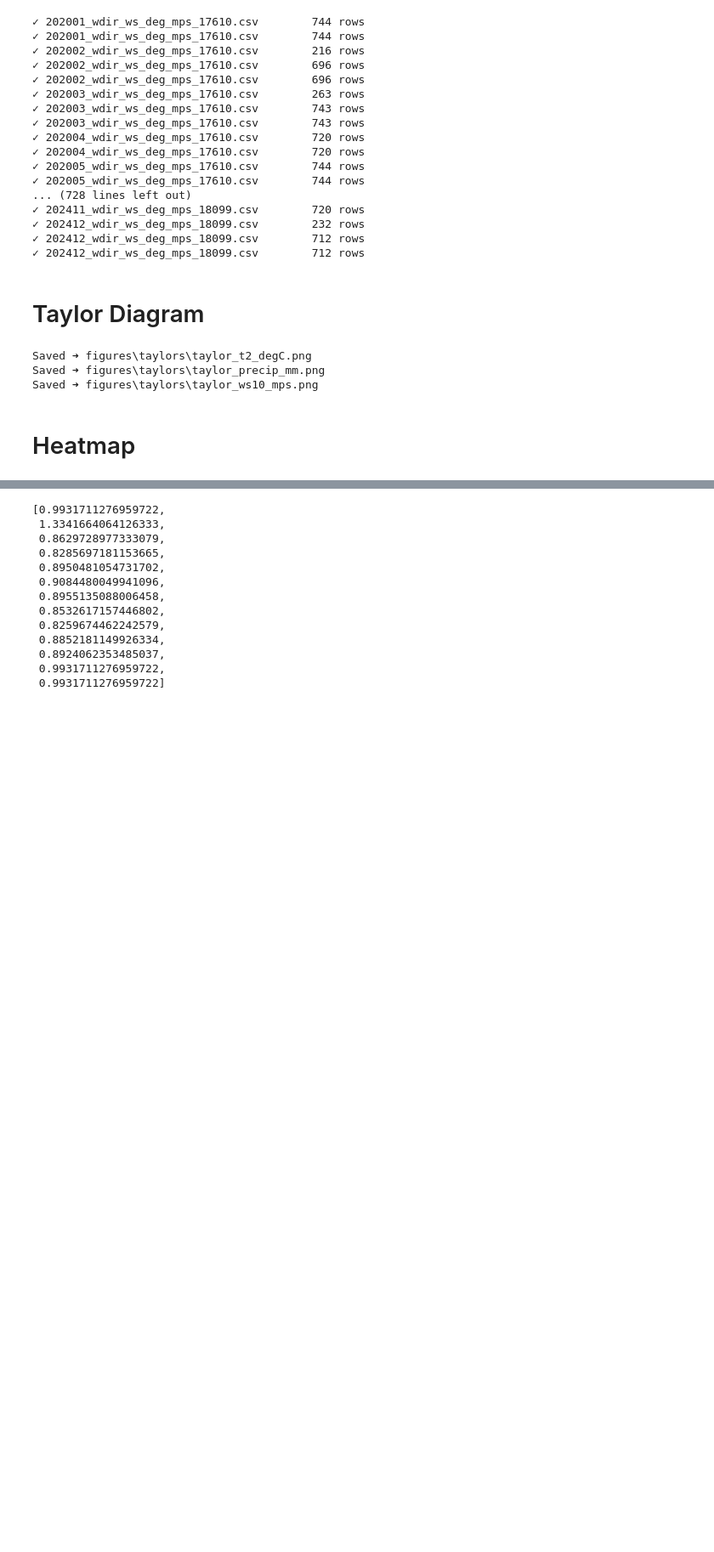
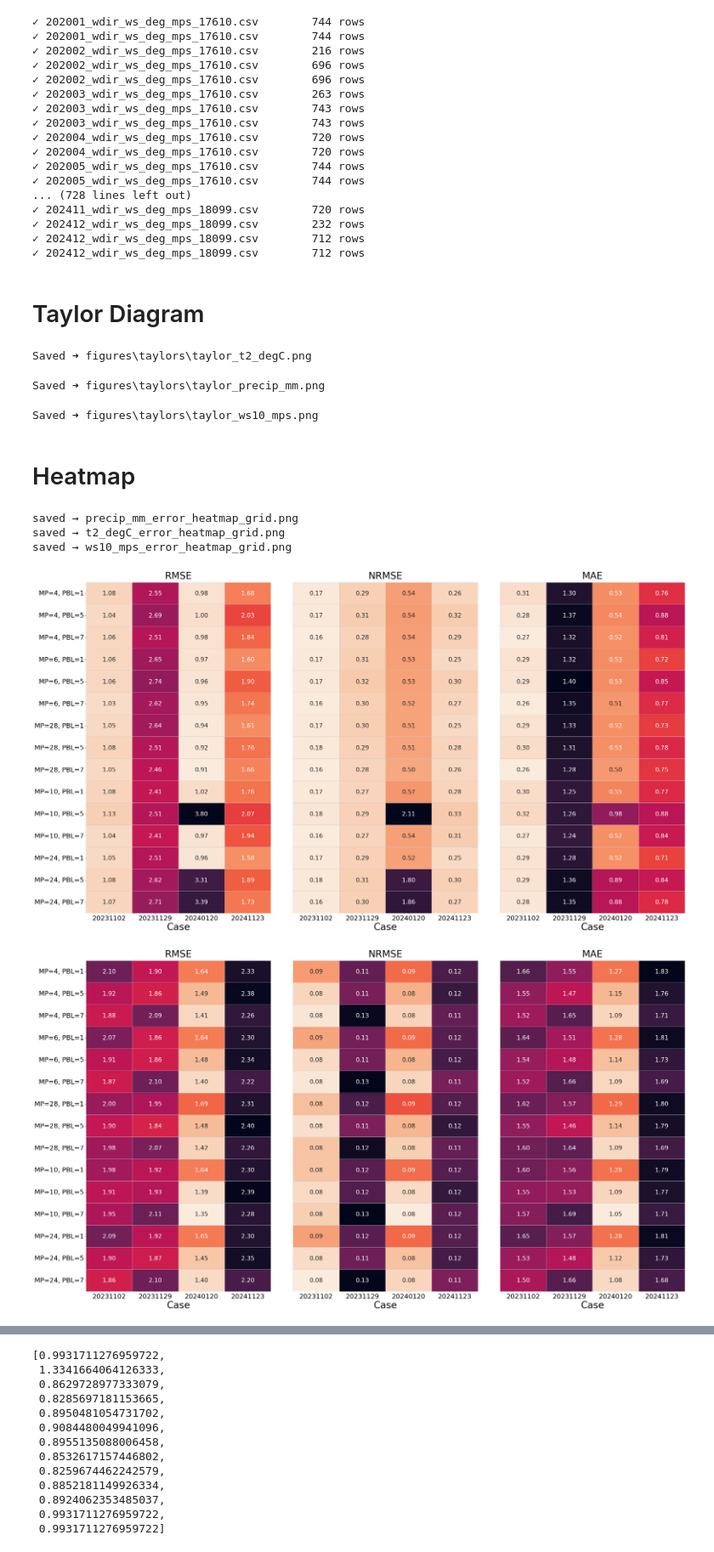
Before and after one commit to gkbrkgrr/BitirmeGit, a Jupyter notebook: test.ipynb, the cells around one changed output, grey strips where cells are left out. Shown at 85% size. Drawn from its saved outputs; the diff is of its cells as text; code cells hidden in the pictures; blank space fills up the shorter version.

```diff
--- a/test.ipynb
+++ b/test.ipynb
@@ -451,8 +453,12 @@ def compute_taylor_statistics(df: pd.DataFrame, variable: str):
 # %%
 def plot_taylor_per_cfg(stats_list_per_case, title, cfg_labels, case_labels, filename=None):
     """4-facet Taylor diagram (one per case), points = model cfgs."""
+    n_cfgs = len(cfg_labels)
+    colors = [to_hex(c) for c in cm.get_cmap("tab20", n_cfgs).colors]
+    markers = ['o', 's', '^', 'v', 'D', 'X', '*', 'P', '<', '>', 'H', '8', 'p', 'h', 'd']
+
     fig, axes = plt.subplots(2, 2, figsize=(14, 11), subplot_kw=dict(polar=True))
-    fig.suptitle(title, fontsize=21)
+    #fig.suptitle(title, fontsize=21)
 
     for idx, stats in enumerate(stats_list_per_case):
         ax = axes[idx // 2][idx % 2]
@@ -473,7 +479,8 @@ def plot_taylor_per_cfg(stats_list_per_case, title, cfg_labels, case_labels, fil
                 continue
             r     = s["std_model"] / s["std_obs"]
             theta = np.arccos(s["corr"])
-            h = ax.plot(theta, r, 'o', ms=6, alpha=0.85, label=cfg_labels[i])[0]
+            marker = markers[i % len(markers)]
+            h = ax.plot(theta, r, marker, ms=6, alpha=0.85, label=cfg_labels[i], color=colors[i])[0]
             handles.append(h); labels.append(cfg_labels[i])
 
         # axes cosmetics
@@ -483,7 +490,7 @@ def plot_taylor_per_cfg(stats_list_per_case, title, cfg_labels, case_labels, fil
         corr_ticks = [0.2, 0.4, 0.6, 0.8, 0.9, 0.95, 1.0]
         ax.set_xticks([np.arccos(c) for c in corr_ticks])
         ax.set_xticklabels([str(c) for c in corr_ticks])
-        ax.set_xlabel("Correlation", fontsize=15, labelpad=20)
+        ax.text(np.pi / 4, ax.get_rmax() * 1.02, "Correlation", ha='center', va='bottom', fontsize=15, rotation=-45)
 
         r_ticks = np.linspace(0, max_r, 5)
         ax.set_yticks(r_ticks), ax.set_yticklabels([f"{v:.1f}" for v in r_ticks])
@@ -579,8 +586,8 @@ for var_name, var_col in variables.items():
     )
 # %% [output]
 Saved ➜ figures\taylors\taylor_t2_degC.png
-Saved ➜ figures\taylors\taylor_precip_mm.png
-Saved ➜ figures\taylors\taylor_ws10_mps.png
+Saved ➜ figures\taylors\taylor_precip_mm.png
+Saved ➜ figures\taylors\taylor_ws10_mps.png
 # %% [markdown]
 # Heatmap
 # %%
@@ -634,7 +641,6 @@ VAR_MAP_OBS = {
 
 METRICS = ["RMSE", "NRMSE", "MAE"]
 
-
 def nrmse(pred, obs, eps=1e-12):
     """NRMSE with zero-range protection.
 
@@ -644,7 +650,6 @@ def nrmse(pred, obs, eps=1e-12):
     rmse = np.sqrt(((pred - obs) ** 2).mean())
     rng  = obs.max() - obs.min()
     return np.nan if abs(rng) < eps else rmse / rng
-
 
 # ────────────────────────────────────────────────────────────────────
 # 1.  FILE DISCOVERY
@@ -777,7 +782,7 @@ for i, metric in enumerate(valid_metrics, 1):
     sns.heatmap(panels[metric],
                 annot=True, fmt=".2f", linewidths=.3,
                 cmap=cmap, vmin=0, cbar=False, ax=ax)
-    ax.set_title(metric)
+    #ax.set_title(metric)
     ax.set_xlabel("Case")
 
 plt.tight_layout()
@@ -801,7 +806,7 @@ import matplotlib.pyplot as plt
 # ─────────────── SETTINGS ─────────────── #
 CASES = ["20231102", "20231129", "20240120", "20241123"]
 RUNS  = [(4,1),(4,5),(4,7),(6,1),(6,5),(6,7),
-         (38,1),(38,5),(38,7),(10,1),(10,5),(10,7),
+         (28,1),(28,5),(28,7),(10,1),(10,5),(10,7),
          (24,1),(24,5),(24,7)]
 RUN_LABELS  = [f"MP={m}, PBL={p}" for m,p in RUNS]
 METRICS     = ["RMSE","NRMSE","MAE"]
@@ -890,35 +895,44 @@ for var, run_dict in scores.items():
 
     # 1⃣  use *either* constrained-layout *or* manual spacing → choose manual
     fig, axes = plt.subplots(
         1, 3,
-        figsize=(18, 10),
+        figsize=(36, 20),
         sharey=False,
         gridspec_kw={"wspace": 0.12},
     )
 
     for i, m in enumerate(METRICS):
         metric_df = results.xs(m, level="Metric", axis=1)[CASES]
 
         sns.heatmap(
             metric_df,
             ax=axes[i],
             annot=True, fmt=".2f",
+            annot_kws={"fontsize": 20},
             linewidths=.4, linecolor="0.8",
             cmap="rocket_r", cbar=False,
             yticklabels=metric_df.index if i == 0 else False
         )
 
-        axes[i].set_title(m, fontsize=16, pad=12)
-        axes[i].set_xlabel("Case")
+        axes[i].set_title(m, fontsize=32, pad=12)
+        axes[i].set_xlabel("Case", fontsize=32)
+
+        axes[i].set_xticklabels(axes[i].get_xticklabels(), ha='center', fontsize=22)
 
         if i == 0:
-            axes[i].set_yticklabels(metric_df.index, rotation=0, fontsize=11)
+            axes[i].set_yticklabels(metric_df.index, rotation=0, fontsize=22)
         else:
             axes[i].set_yticklabels([])
 
         axes[i].set_ylabel("")
 
-    fig.suptitle(f"{var} — mean error over 13 stations", fontsize=18, y=0.97)
+    #fig.suptitle(f"{var} — mean error over 13 stations", fontsize=18, y=0.97)
     out = f"{var}_error_heatmap_grid.png"
     fig.savefig(out, dpi=300)
     print(f"saved → {out}")
+# %% [output]
+saved → precip_mm_error_heatmap_grid.png
+saved → t2_degC_error_heatmap_grid.png
+saved → ws10_mps_error_heatmap_grid.png
+[figure, added]
+[figure, added]
```
Also changed, not shown: parts of 2 cells of this notebook, 6 other files.
